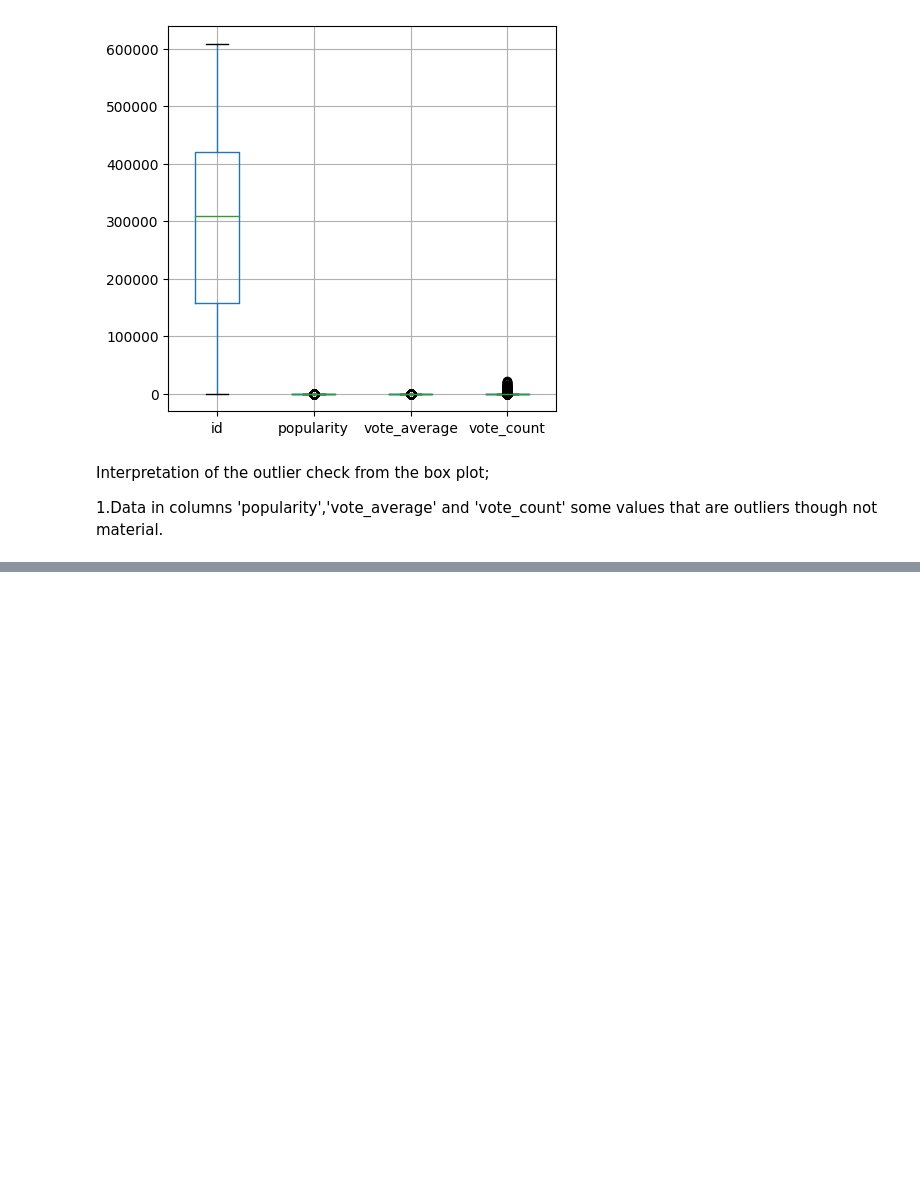
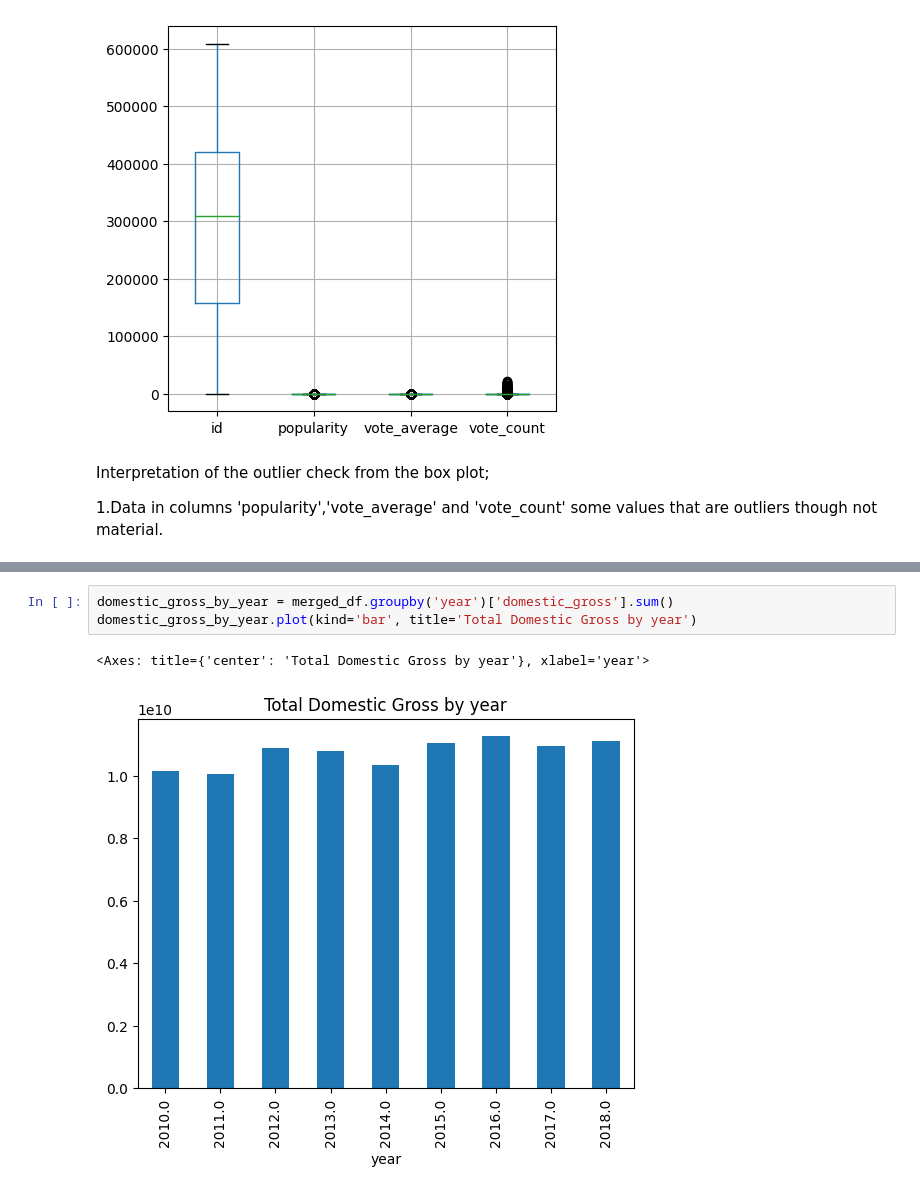
Before and after one commit to learn-co-curriculum/dsc-data-serialization-lab, a Jupyter notebook: Copy_of_Phase_1_Project_Sgathai_PRT3_Noah_Kandie.ipynb, the cells around one changed output, grey strips where cells are left out. Drawn from its saved outputs; the diff is of its cells as text; blank space fills up the shorter version.

```diff
--- a/Copy_of_Phase_1_Project_Sgathai_PRT3_Noah_Kandie.ipynb
+++ b/Copy_of_Phase_1_Project_Sgathai_PRT3_Noah_Kandie.ipynb
@@ -725,0 +908,6 @@ Interpretation of the outlier check from the box plot;
+# %%
+domestic_gross_by_year = merged_df.groupby('year')['domestic_gross'].sum()
+domestic_gross_by_year.plot(kind='bar', title='Total Domestic Gross by year')
+# %% [output]
+<Axes: title={'center': 'Total Domestic Gross by year'}, xlabel='year'>
+[figure, added]
```
Also changed, not shown: parts of 30 cells of this notebook.
